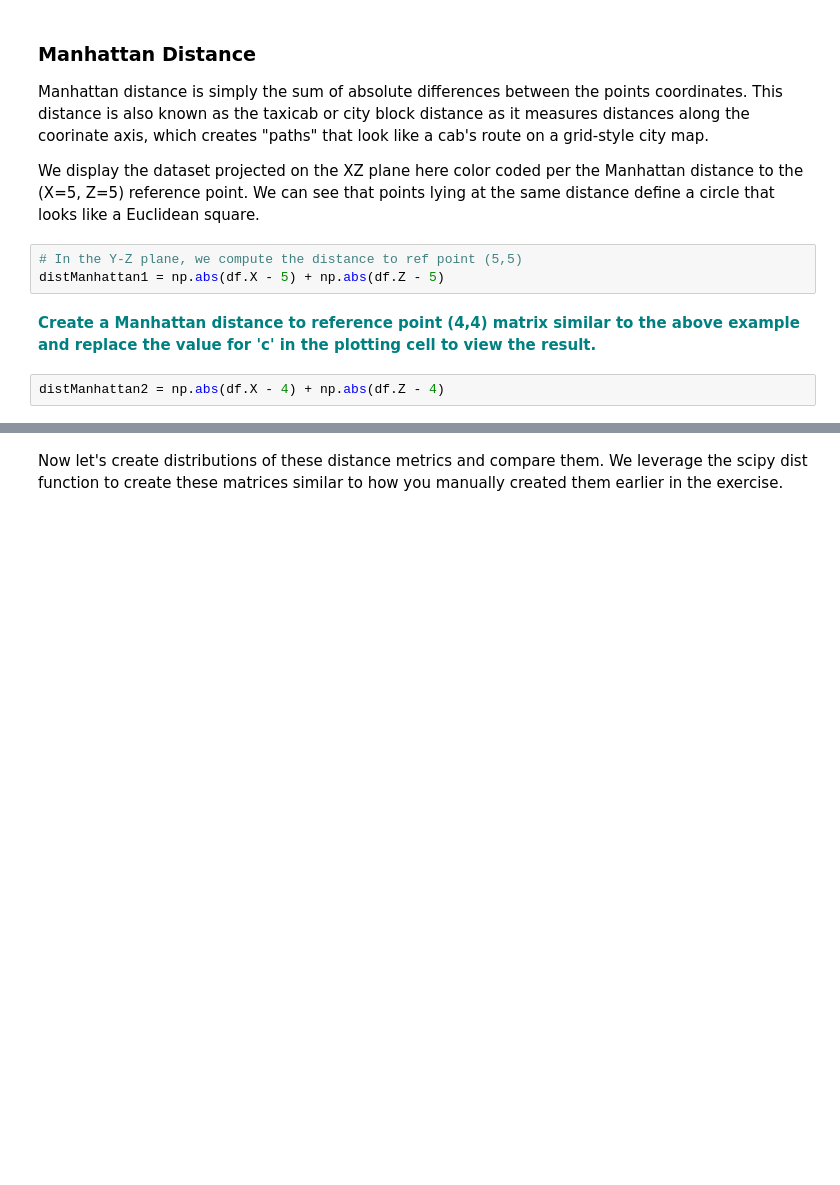
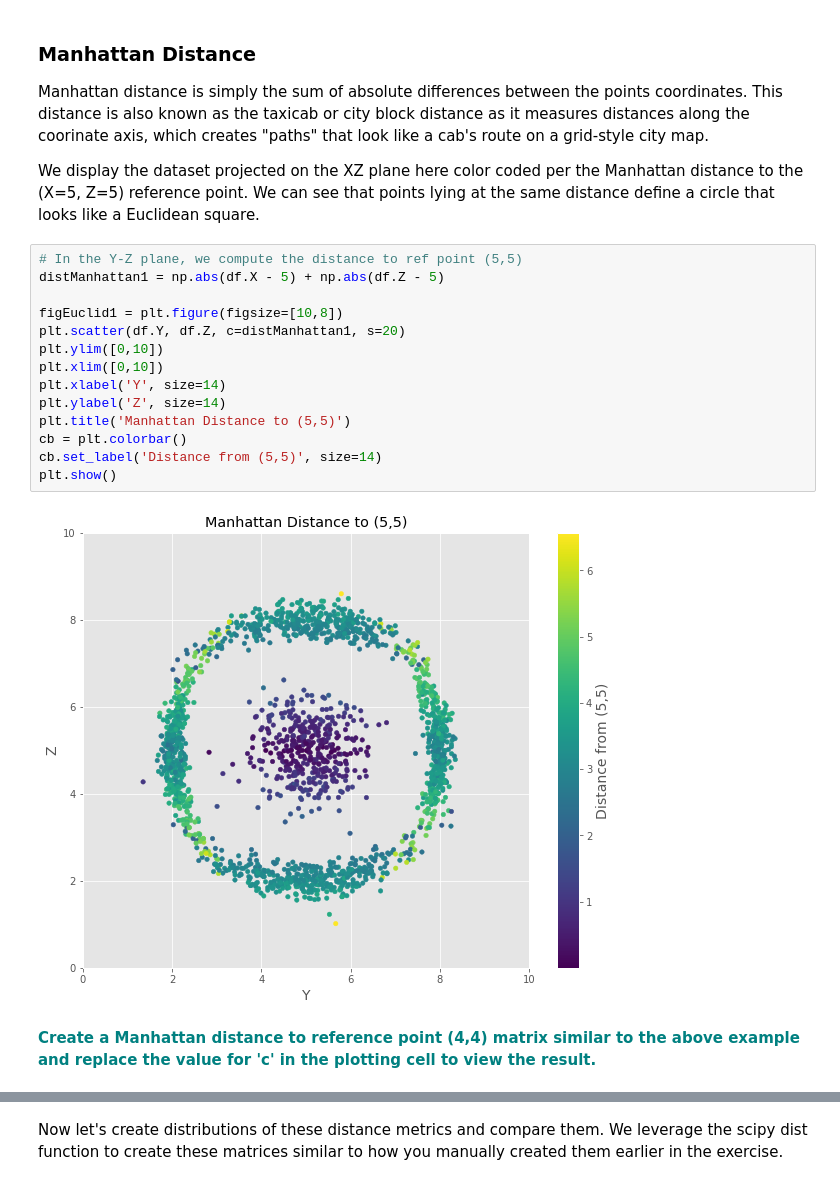
Before and after one commit to asaadkhattab/UnsupervisedLearning, a Jupyter notebook: CalculatingDistancesCaseStudy/Euclidean_and_Manhattan_Distances_Case_Study (1).ipynb, the cells around one changed output, grey strips where cells are left out. Saved outputs shown, nothing was run; the diff lists cells and outputs as text; blank space fills up the shorter version.

```diff
--- a/CalculatingDistancesCaseStudy/Euclidean_and_Manhattan_Distances_Case_Study (1).ipynb
+++ b/CalculatingDistancesCaseStudy/Euclidean_and_Manhattan_Distances_Case_Study (1).ipynb
@@ -80,7 +80,18 @@ We display the dataset projected on the XZ plane here color coded per the Manhat
 # %%
 # In the Y-Z plane, we compute the distance to ref point (5,5)
 distManhattan1 = np.abs(df.X - 5) + np.abs(df.Z - 5)
+
+figEuclid1 = plt.figure(figsize=[10,8])
+plt.scatter(df.Y, df.Z, c=distManhattan1, s=20)
+plt.ylim([0,10])
+plt.xlim([0,10])
+plt.xlabel('Y', size=14)
+plt.ylabel('Z', size=14)
+plt.title('Manhattan Distance to (5,5)')
+cb = plt.colorbar()
+cb.set_label('Distance from (5,5)', size=14)
+plt.show()
+# %% [output]
+[figure, added]
 # %% [markdown]
 **<font color='teal'>Create a Manhattan distance to reference point (4,4) matrix similar to the above example and replace the value for 'c' in the plotting cell to view the result.</font>**
-# %%
-distManhattan2 = np.abs(df.X - 4) + np.abs(df.Z - 4)
```
Also changed, not shown: parts of 2 cells of this notebook.
